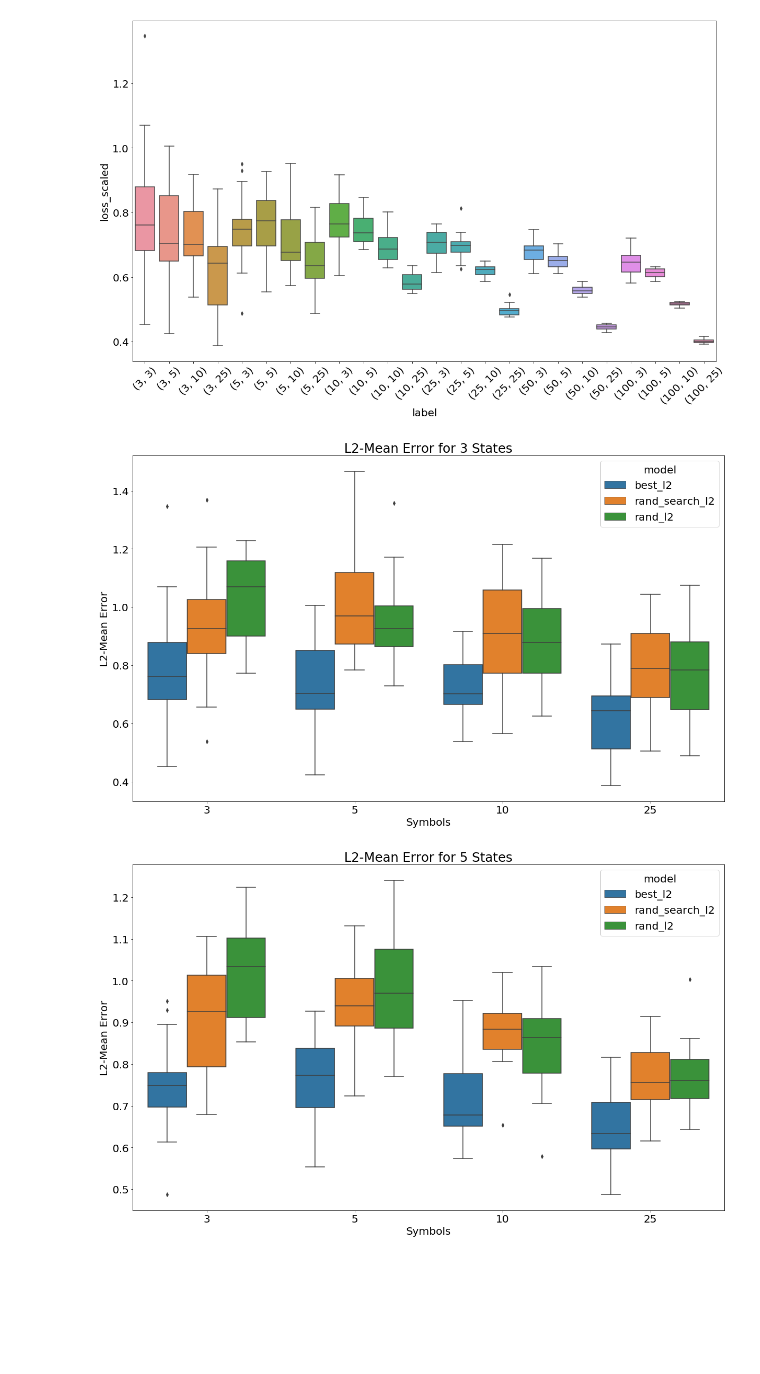
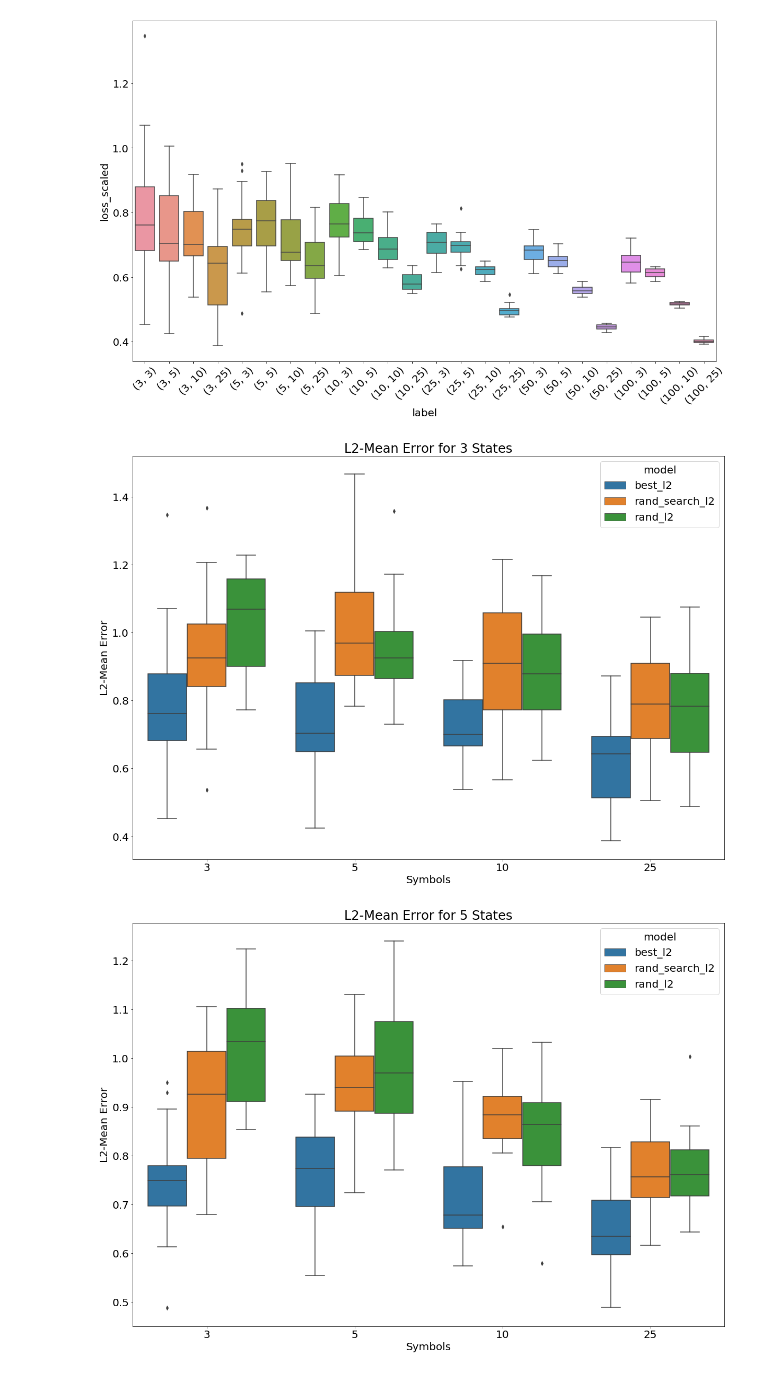
Before and after one commit to SamChatfield/final-year-project, a Jupyter notebook: final_experiment_results.ipynb, the cells around one changed output. Saved outputs shown, nothing was run; the diff lists cells and outputs as text; code cells hidden in the pictures; blank space fills up the shorter version.

```diff
--- a/final_experiment_results.ipynb
+++ b/final_experiment_results.ipynb
@@ -137,15 +137,19 @@ ax = sns.boxplot(
 [figure]
 # %%
 for states in [3, 5, 10, 25, 50, 100]:
-    plt.figure(figsize=(20, 12))
+    plt.figure(figsize=(20, 14))
 
     ax = sns.boxplot(
         x="symbols",
         y="loss_scaled",
         hue="model",
         data=data[data["states"] == states],
     )
-    _ = ax.set(title=f"L2-Mean Error for {states} States", xlabel="Symbols", ylabel="L2-Mean Error")
+    _ = ax.set(
+        title=f"L2-Mean Error for {states} States",
+        xlabel="Symbols",
+        ylabel="L2-Mean Error",
+    )
 # %% [output]
-[figure, old version]
+[figure, new version]
-[figure, old version]
+[figure, new version]
```
Also changed, not shown: parts of 2 cells of this notebook, 2 other files.
